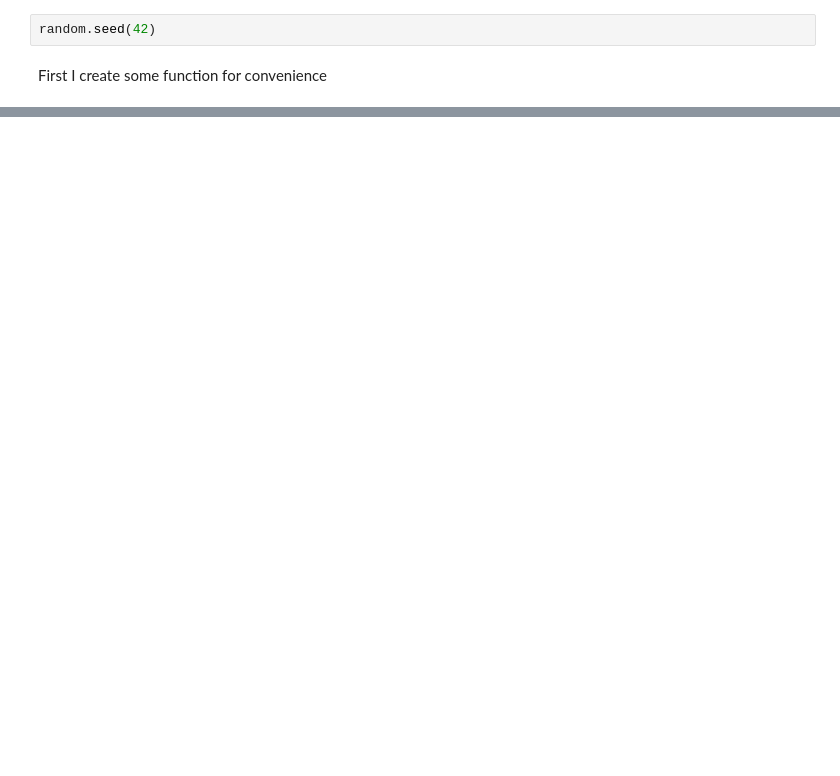
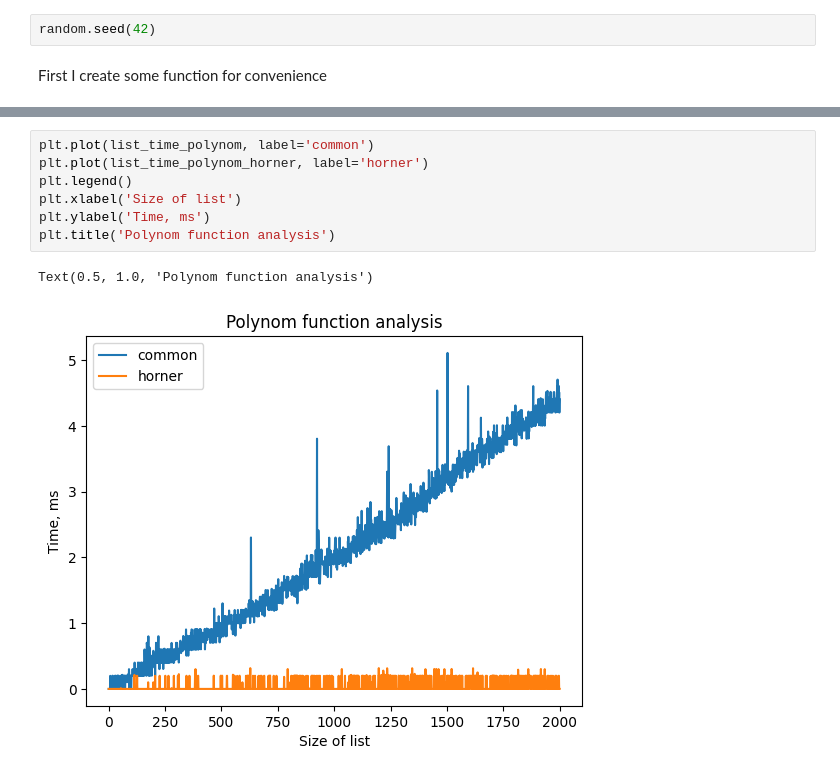
Before and after one commit to abrleva8/ITMO_algorithms, a Jupyter notebook: task_1.ipynb, the cells around one changed output, grey strips where cells are left out. Drawn from its saved outputs; the diff is of its cells as text; blank space fills up the shorter version.

```diff
--- a/task_1.ipynb
+++ b/task_1.ipynb
@@ -142,0 +291,10 @@ sum_of_list(v)
+# %%
+plt.plot(list_time_polynom, label='common')
+plt.plot(list_time_polynom_horner, label='horner')
+plt.legend()
+plt.xlabel('Size of list')
+plt.ylabel('Time, ms')
+plt.title('Polynom function analysis')
+# %% [output]
+Text(0.5, 1.0, 'Polynom function analysis')
+[figure, added]
```
Also changed, not shown: parts of 18 cells of this notebook.
